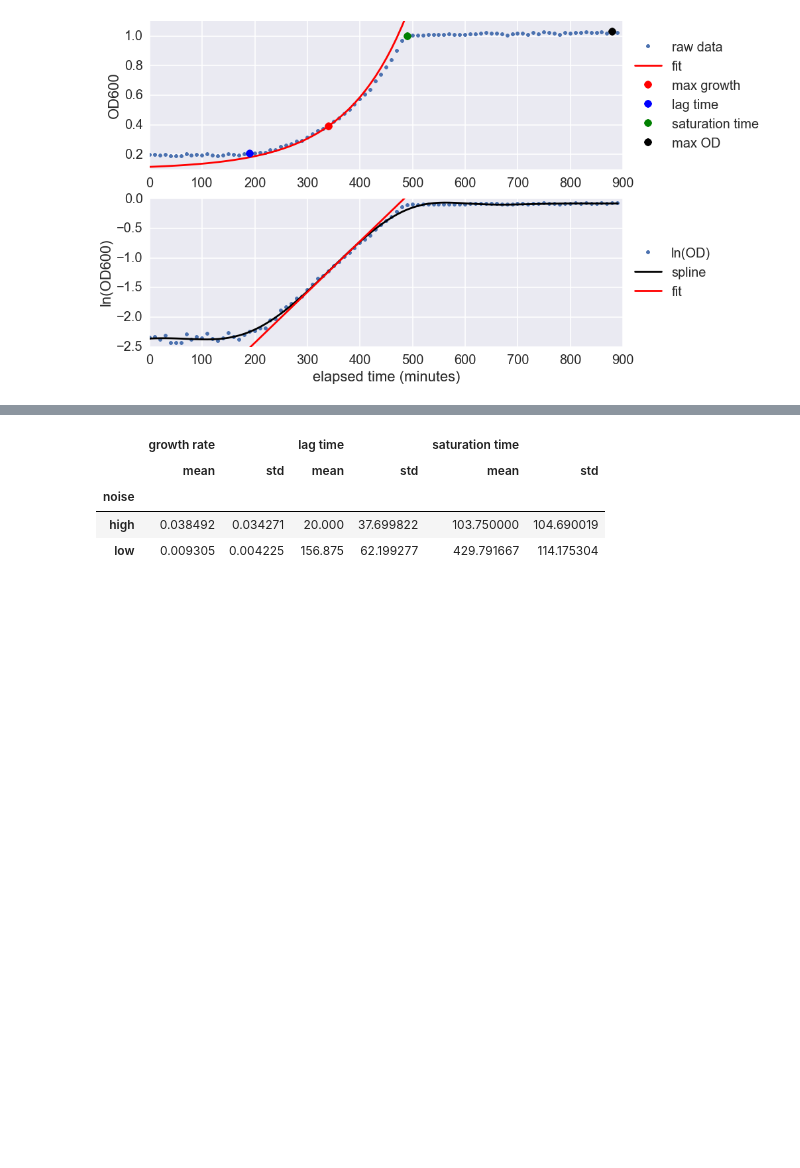
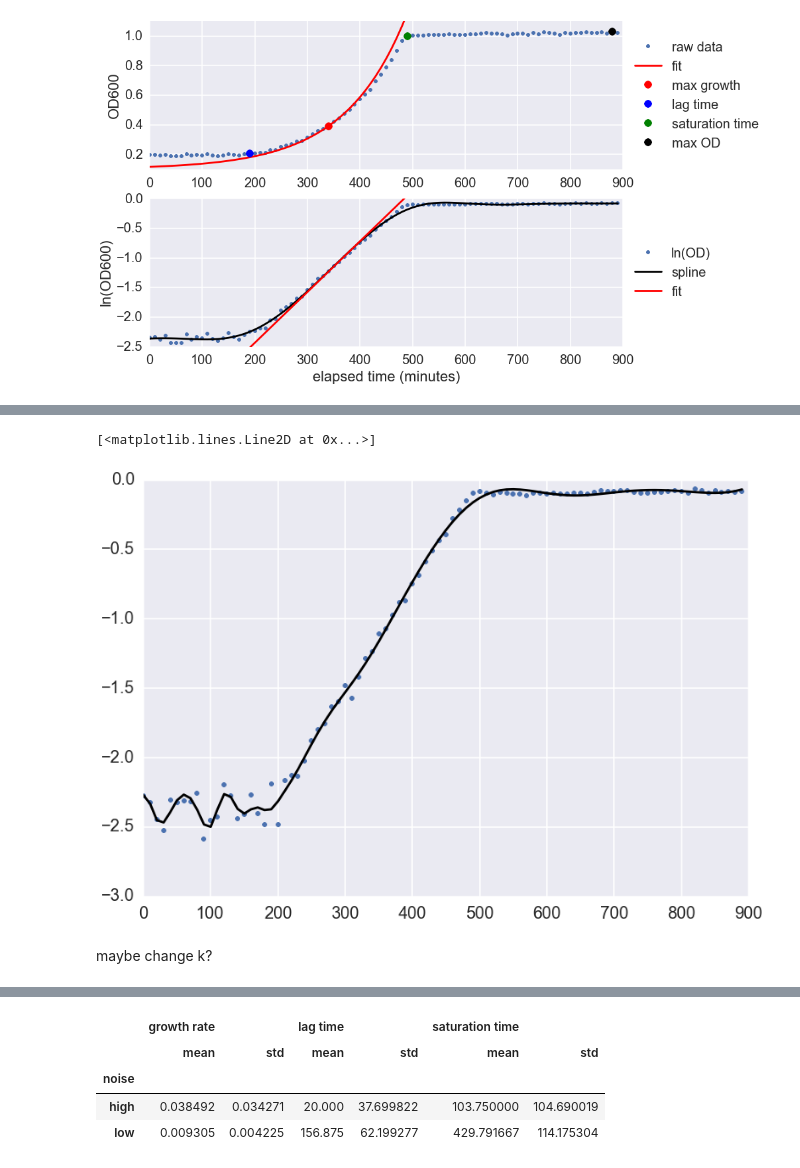
Before and after one commit to sriramsrikant/OD_growth_finder, a Jupyter notebook: OD_test_noisy_data.ipynb, the cells around one changed output, grey strips where cells are left out. Saved outputs shown, nothing was run; the diff lists cells and outputs as text; code cells hidden in the pictures; blank space fills up the shorter version.

```diff
--- a/OD_test_noisy_data.ipynb
+++ b/OD_test_noisy_data.ipynb
@@ -131,0 +151,11 @@ B7_spline.plot_growth_parameters(save=True)
+# %%
+interpolator2 = interpolate.UnivariateSpline(B7_spline.elapsed_time, B7_spline.log_data, k=4, s=0.2)
+B7_spline.spline2 = interpolator2(B7_spline.elapsed_time)
+# %%
+plt.plot(B7_spline.elapsed_time, B7_spline.log_data, ls='', marker='.', label='ln(OD)')
+plt.plot(B7_spline.elapsed_time, B7_spline.spline2, 'k-', label='spline2')
+# %% [output]
+[<matplotlib.lines.Line2D at 0x...>]
+[figure, added]
+# %% [markdown]
+maybe change k?
```
Also changed, not shown: parts of 14 cells of this notebook, 2 other files.
